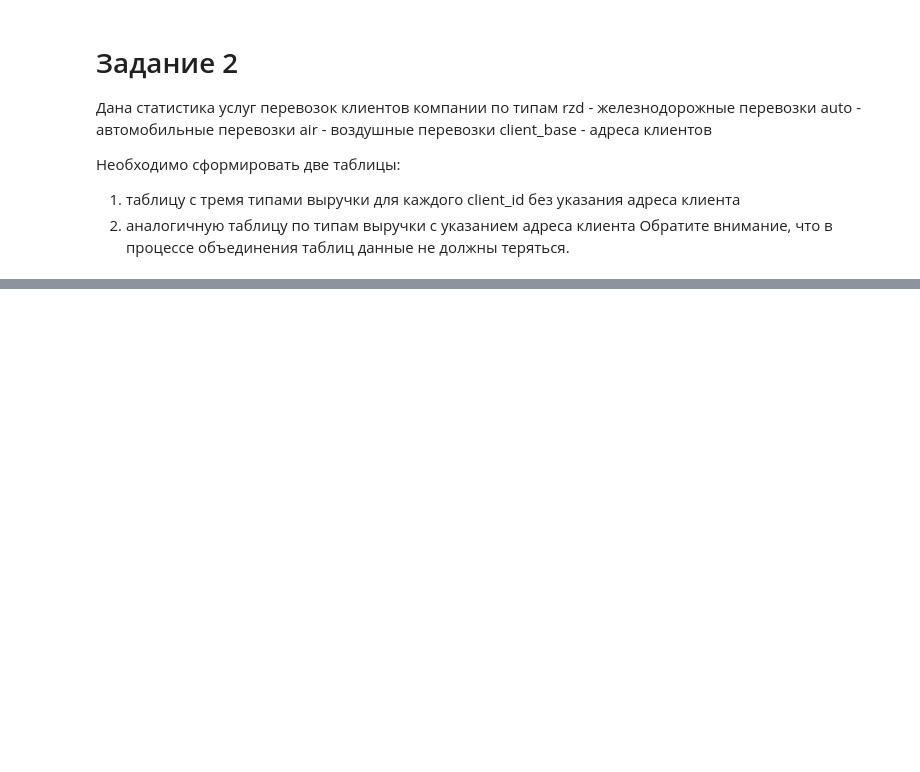
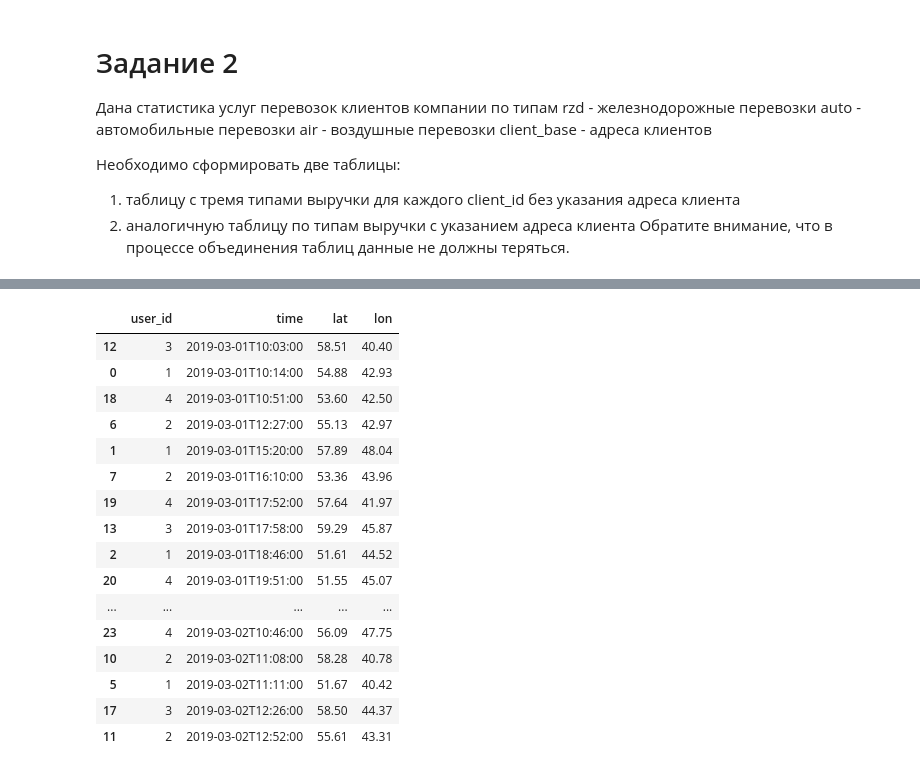
Before and after one commit to tefarov/netology_pyda5, a Jupyter notebook: homework_08.ipynb, the cells around one changed output, grey strips where cells are left out. Saved outputs shown, nothing was run; the diff lists cells and outputs as text; code cells hidden in the pictures; blank space fills up the shorter version.

```diff
--- a/homework_08.ipynb
+++ b/homework_08.ipynb
@@ -99,0 +108,48 @@ dat
+# %%
+geo_df = [
+    ( 1, '2019-03-01T10:14:00',54.88, 42.93),
+    ( 1, '2019-03-01T15:20:00',57.89, 48.04),
+    ( 1, '2019-03-01T18:46:00',51.61, 44.52),
+    ( 1, '2019-03-02T02:42:00',59.18, 45.20),
+    ( 1, '2019-03-02T10:02:00',56.02, 47.26),
+    ( 1, '2019-03-02T11:11:00',51.67, 40.42),
+    ( 2, '2019-03-01T12:27:00',55.13, 42.97),
+    ( 2, '2019-03-01T16:10:00',53.36, 43.96),
+    ( 2, '2019-03-02T00:03:00',53.06, 40.17),
+    ( 2, '2019-03-02T06:41:00',59.11, 49.68),
+    ( 2, '2019-03-02T11:08:00',58.28, 40.78),
+    ( 2, '2019-03-02T12:52:00',55.61, 43.31),
+    ( 3, '2019-03-01T10:03:00',58.51, 40.40),
+    ( 3, '2019-03-01T17:58:00',59.29, 45.87),
+    ( 3, '2019-03-01T20:17:00',55.24, 48.44),
+    ( 3, '2019-03-02T03:59:00',59.25, 48.37),
+    ( 3, '2019-03-02T07:45:00',59.01, 48.81),
+    ( 3, '2019-03-02T12:26:00',58.50, 44.37),
+    ( 4, '2019-03-01T10:51:00',53.60, 42.50),
+    ( 4, '2019-03-01T17:52:00',57.64, 41.97),
+    ( 4, '2019-03-01T19:51:00',51.55, 45.07),
+    ( 4, '2019-03-01T22:42:00',52.01, 48.96),
+    ( 4, '2019-03-02T05:56:00',58.21, 40.79),
+    ( 4, '2019-03-02T10:46:00',56.09, 47.75)
+ ]
+geo_df = pd.DataFrame ( geo_df , columns = ['user_id','time','lat','lon'])
+geo_df.sort_values(['time'],inplace=True)
+geo_df
+# %% [output]
+|  | user_id | time | lat | lon |
+| 12 | 3 | 2019-03-01T10:03:00 | 58.51 | 40.40 |
+| 0 | 1 | 2019-03-01T10:14:00 | 54.88 | 42.93 |
+| 18 | 4 | 2019-03-01T10:51:00 | 53.60 | 42.50 |
+| 6 | 2 | 2019-03-01T12:27:00 | 55.13 | 42.97 |
+| 1 | 1 | 2019-03-01T15:20:00 | 57.89 | 48.04 |
+| 7 | 2 | 2019-03-01T16:10:00 | 53.36 | 43.96 |
+| 19 | 4 | 2019-03-01T17:52:00 | 57.64 | 41.97 |
+| 13 | 3 | 2019-03-01T17:58:00 | 59.29 | 45.87 |
+| 2 | 1 | 2019-03-01T18:46:00 | 51.61 | 44.52 |
+| 20 | 4 | 2019-03-01T19:51:00 | 51.55 | 45.07 |
+| ... | ... | ... | ... | ... |
+| 23 | 4 | 2019-03-02T10:46:00 | 56.09 | 47.75 |
+| 10 | 2 | 2019-03-02T11:08:00 | 58.28 | 40.78 |
+| 5 | 1 | 2019-03-02T11:11:00 | 51.67 | 40.42 |
+| 17 | 3 | 2019-03-02T12:26:00 | 58.50 | 44.37 |
+| 11 | 2 | 2019-03-02T12:52:00 | 55.61 | 43.31 |
```
Also changed, not shown: parts of 13 cells of this notebook.
